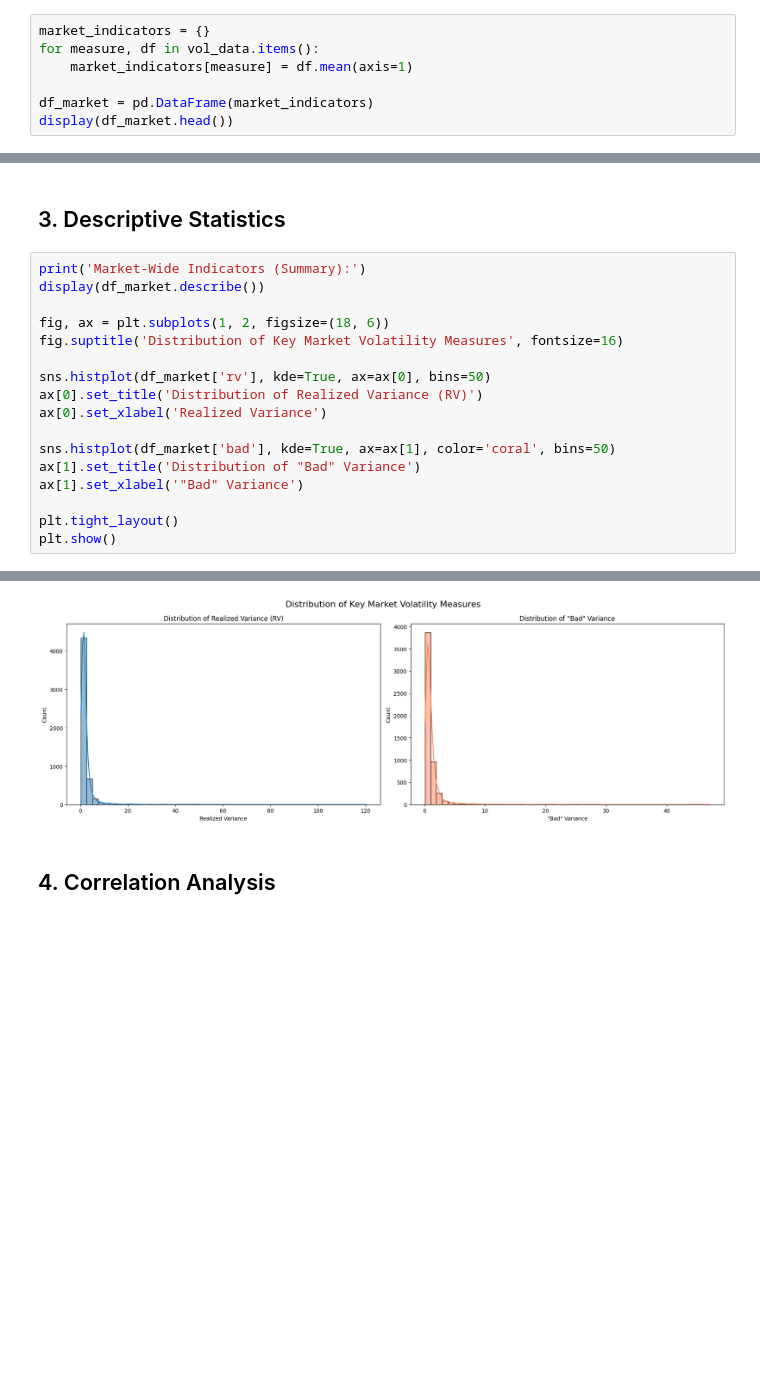
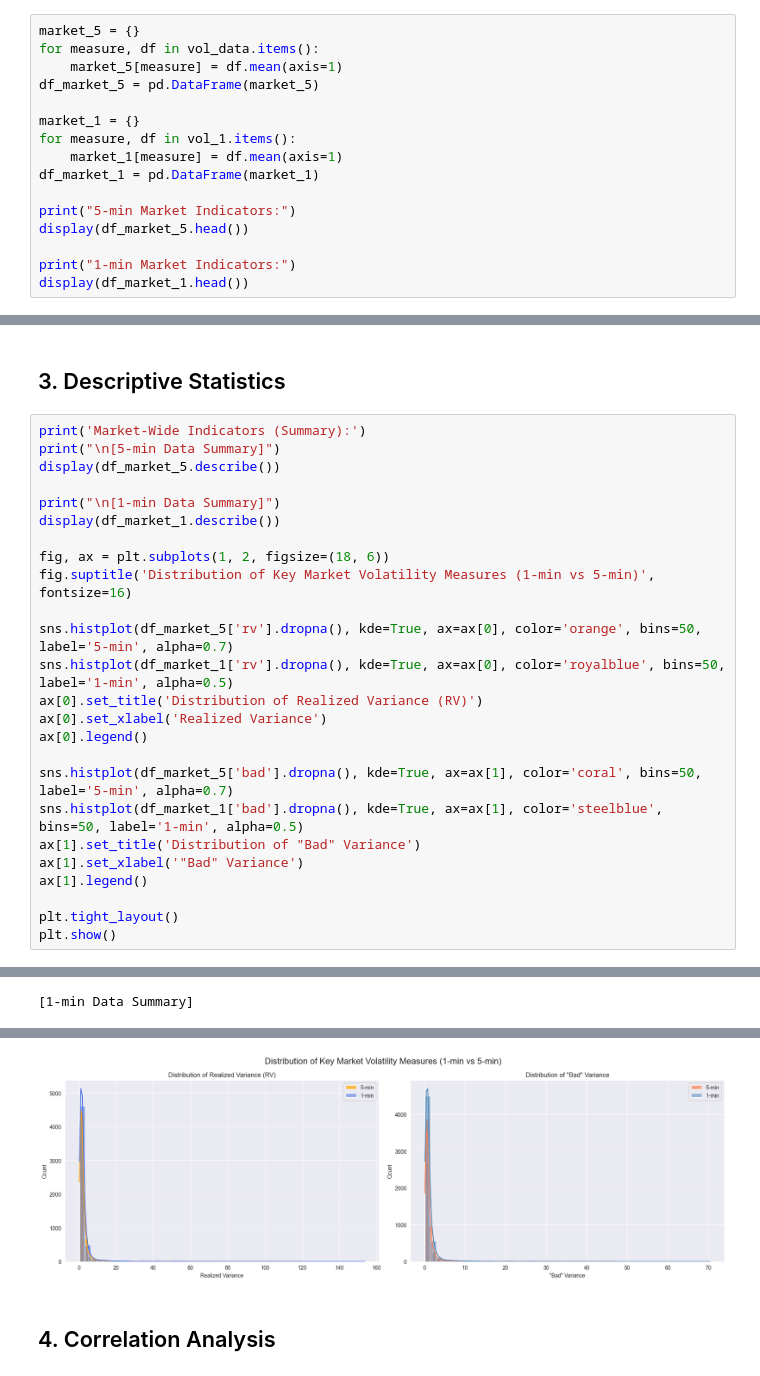
Before and after one commit to nataliemontanez211-collab/MLProject, a Jupyter notebook: notebooks/eda.ipynb, the cells around one changed output, grey strips where cells are left out. Saved outputs shown, nothing was run; the diff lists cells and outputs as text; blank space fills up the shorter version.

```diff
--- a/notebooks/eda.ipynb
+++ b/notebooks/eda.ipynb
@@ -53,10 +91,19 @@ dtype: float64
 # %% [markdown]
 ## 2. Market-Wide Aggregation
 # %%
-market_indicators = {}
+market_5 = {}
 for measure, df in vol_data.items():
-    market_indicators[measure] = df.mean(axis=1)
+    market_5[measure] = df.mean(axis=1)
+df_market_5 = pd.DataFrame(market_5)
 
-df_market = pd.DataFrame(market_indicators)
-display(df_market.head())
+market_1 = {}
+for measure, df in vol_1.items():
+    market_1[measure] = df.mean(axis=1)
+df_market_1 = pd.DataFrame(market_1)
+
+print("5-min Market Indicators:")
+display(df_market_5.head())
+
+print("1-min Market Indicators:")
+display(df_market_1.head())
 # %% [output]
@@ -71,18 +127,26 @@ display(df_market.head())
 ## 3. Descriptive Statistics
 # %%
 print('Market-Wide Indicators (Summary):')
-display(df_market.describe())
+print("\n[5-min Data Summary]")
+display(df_market_5.describe())
+
+print("\n[1-min Data Summary]")
+display(df_market_1.describe())
 
 fig, ax = plt.subplots(1, 2, figsize=(18, 6))
-fig.suptitle('Distribution of Key Market Volatility Measures', fontsize=16)
+fig.suptitle('Distribution of Key Market Volatility Measures (1-min vs 5-min)', fontsize=16)
 
-sns.histplot(df_market['rv'], kde=True, ax=ax[0], bins=50)
+sns.histplot(df_market_5['rv'].dropna(), kde=True, ax=ax[0], color='orange', bins=50, label='5-min', alpha=0.7)
+sns.histplot(df_market_1['rv'].dropna(), kde=True, ax=ax[0], color='royalblue', bins=50, label='1-min', alpha=0.5)
 ax[0].set_title('Distribution of Realized Variance (RV)')
 ax[0].set_xlabel('Realized Variance')
+ax[0].legend()
 
-sns.histplot(df_market['bad'], kde=True, ax=ax[1], color='coral', bins=50)
+sns.histplot(df_market_5['bad'].dropna(), kde=True, ax=ax[1], color='coral', bins=50, label='5-min', alpha=0.7)
+sns.histplot(df_market_1['bad'].dropna(), kde=True, ax=ax[1], color='steelblue', bins=50, label='1-min', alpha=0.5)
 ax[1].set_title('Distribution of "Bad" Variance')
 ax[1].set_xlabel('"Bad" Variance')
+ax[1].legend()
 
 plt.tight_layout()
 plt.show()
@@ -97,3 +163,4 @@ Market-Wide Indicators (Summary):
 | 50% | 1.439656 | 1.318984 | 0.718645 | 0.702817 | 8.222411 |
 | 75% | 2.249097 | 2.055657 | 1.114289 | 1.137602 | 21.638644 |
 | max | 120.140414 | 112.379184 | 73.047050 | 47.093364 | 63721.879023 |
+[1-min Data Summary]
@@ -100,4 +176,4 @@ Market-Wide Indicators (Summary):
-[figure, old version]
+[figure, new version]
 # %% [markdown]
 ## 4. Correlation Analysis
 # %%
```
Also changed, not shown: parts of 6 cells of this notebook.
